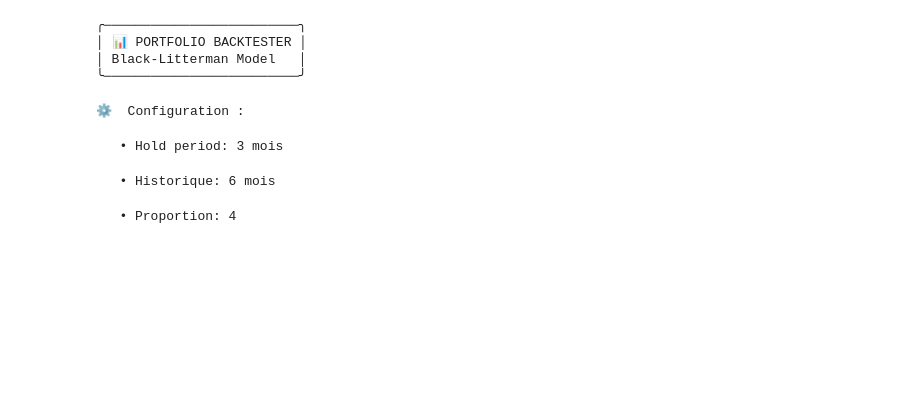
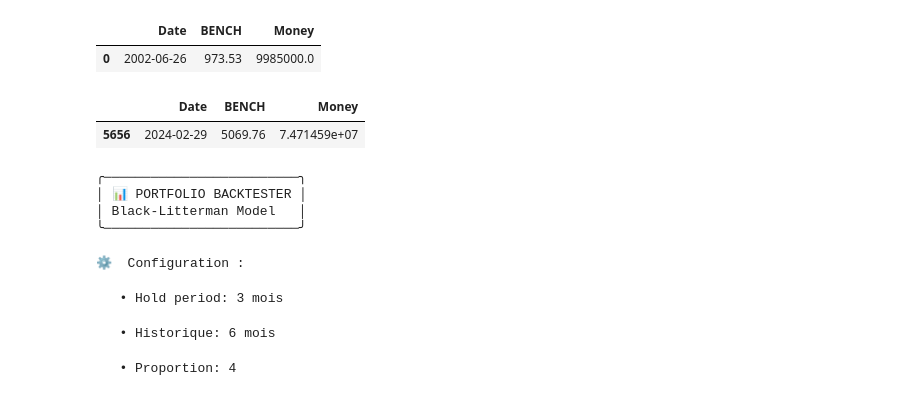
Before and after one commit to MaloBardin/Research-Project, a Jupyter notebook: Fix-Length US.ipynb, the cells around one changed output. Drawn from its saved outputs; the diff is of its cells as text; code cells hidden in the pictures; blank space fills up the shorter version.

```diff
--- a/Fix-Length US.ipynb
+++ b/Fix-Length US.ipynb
@@ -290,3 +386,13 @@ def BlackAndLittermanModel(backtestStartDate, rebalancingFrequency, lookbackPeri
+# %%
+MomDframe.head(1)
+# %% [output]
+|  | Date | BENCH | Money |
+| 0 | 2002-06-26 | 973.53 | 9985000.0 |
+# %%
+MomDframe.tail(1)
+# %% [output]
+|  | Date | BENCH | Money |
+| 5656 | 2024-02-29 | 5069.76 | 7.471459e+07 |
 # %%
 console = Console()
 
```
Also changed, not shown: parts of 1 cell of this notebook.
